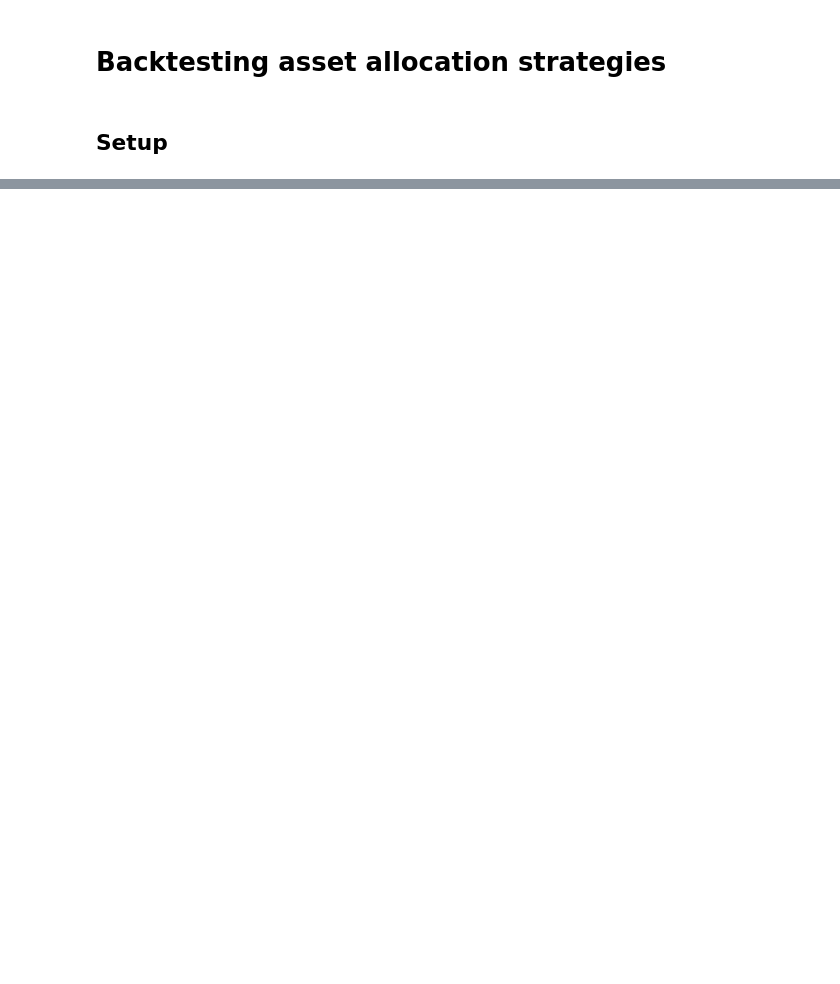
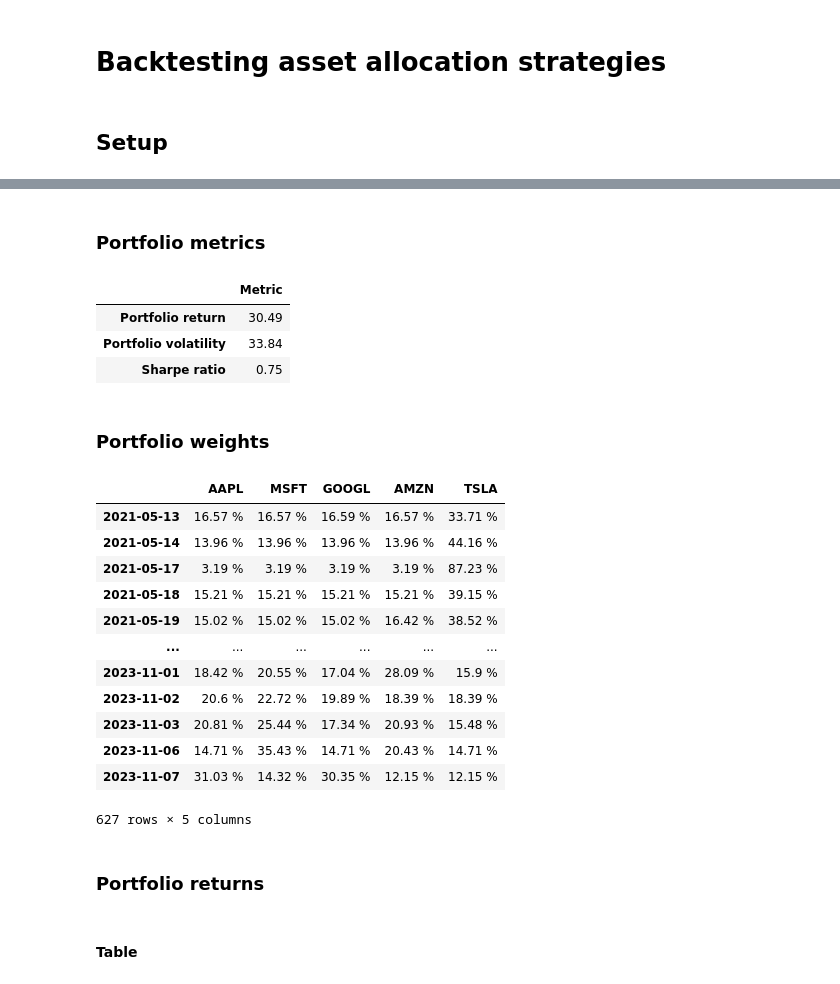
Before and after one commit to blush-finance/backtester, a Jupyter notebook: main.ipynb, the cells around one changed output, grey strips where cells are left out. Cells and saved outputs as stored; diff of their text form; code cells hidden in the pictures; blank space fills up the shorter version.

```diff
--- a/main.ipynb
+++ b/main.ipynb
@@ -79,0 +48,31 @@ Name: Random Forest returns, Length: 879, dtype: float64
+# %% [markdown]
+### Portfolio metrics
+# %%
+report.portfolio_metrics()
+# %% [output]
+|  | Metric |
+| Portfolio return | 30.49 |
+| Portfolio volatility | 33.84 |
+| Sharpe ratio | 0.75 |
+# %% [markdown]
+### Portfolio weights
+# %%
+helpers.display_as_percentage(report.portfolio_weights)
+# %% [output]
+|  | AAPL | MSFT | GOOGL | AMZN | TSLA |
+| 2021-05-13 | 16.57 % | 16.57 % | 16.59 % | 16.57 % | 33.71 % |
+| 2021-05-14 | 13.96 % | 13.96 % | 13.96 % | 13.96 % | 44.16 % |
+| 2021-05-17 | 3.19 % | 3.19 % | 3.19 % | 3.19 % | 87.23 % |
+| 2021-05-18 | 15.21 % | 15.21 % | 15.21 % | 15.21 % | 39.15 % |
+| 2021-05-19 | 15.02 % | 15.02 % | 15.02 % | 16.42 % | 38.52 % |
+| ... | ... | ... | ... | ... | ... |
+| 2023-11-01 | 18.42 % | 20.55 % | 17.04 % | 28.09 % | 15.9 % |
+| 2023-11-02 | 20.6 % | 22.72 % | 19.89 % | 18.39 % | 18.39 % |
+| 2023-11-03 | 20.81 % | 25.44 % | 17.34 % | 20.93 % | 15.48 % |
+| 2023-11-06 | 14.71 % | 35.43 % | 14.71 % | 20.43 % | 14.71 % |
+| 2023-11-07 | 31.03 % | 14.32 % | 30.35 % | 12.15 % | 12.15 % |
+627 rows × 5 columns
+# %% [markdown]
+### Portfolio returns
+# %% [markdown]
+#### Table
```
Also changed, not shown: parts of 31 cells of this notebook, 2 other files.
